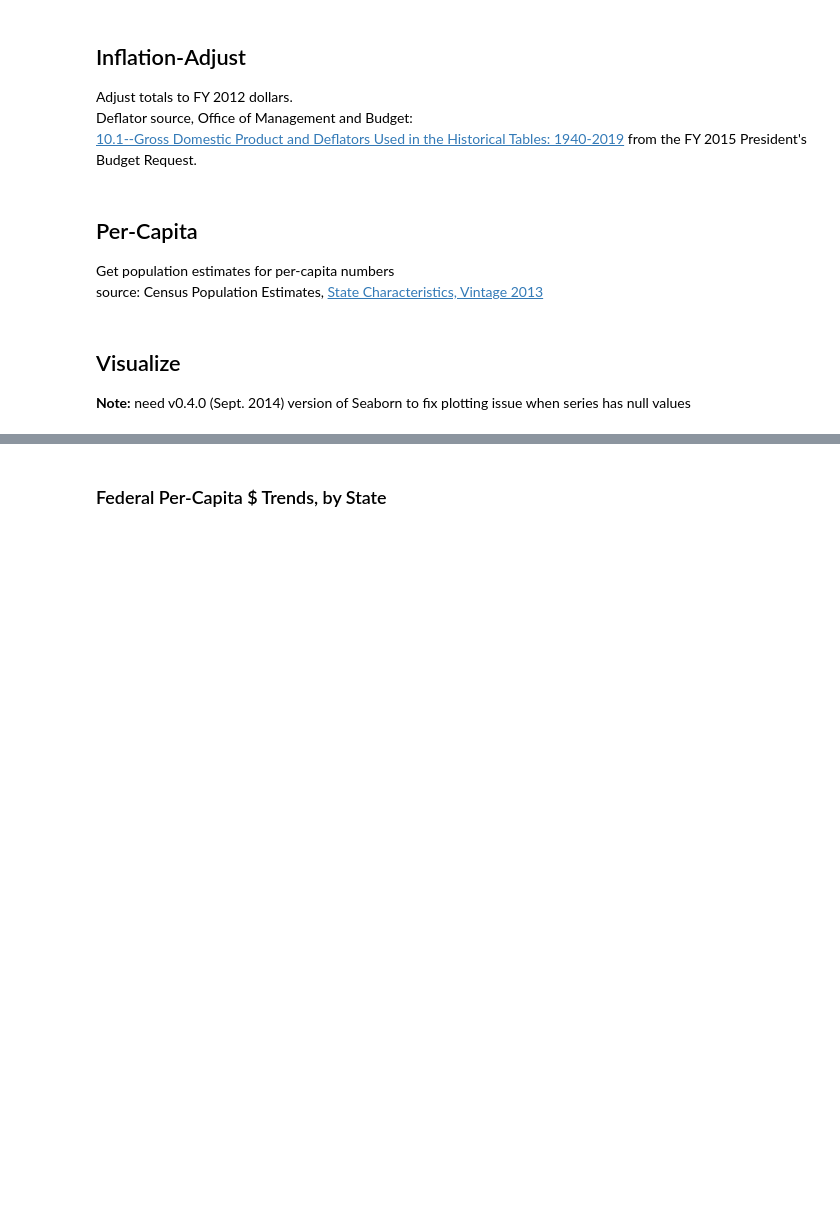
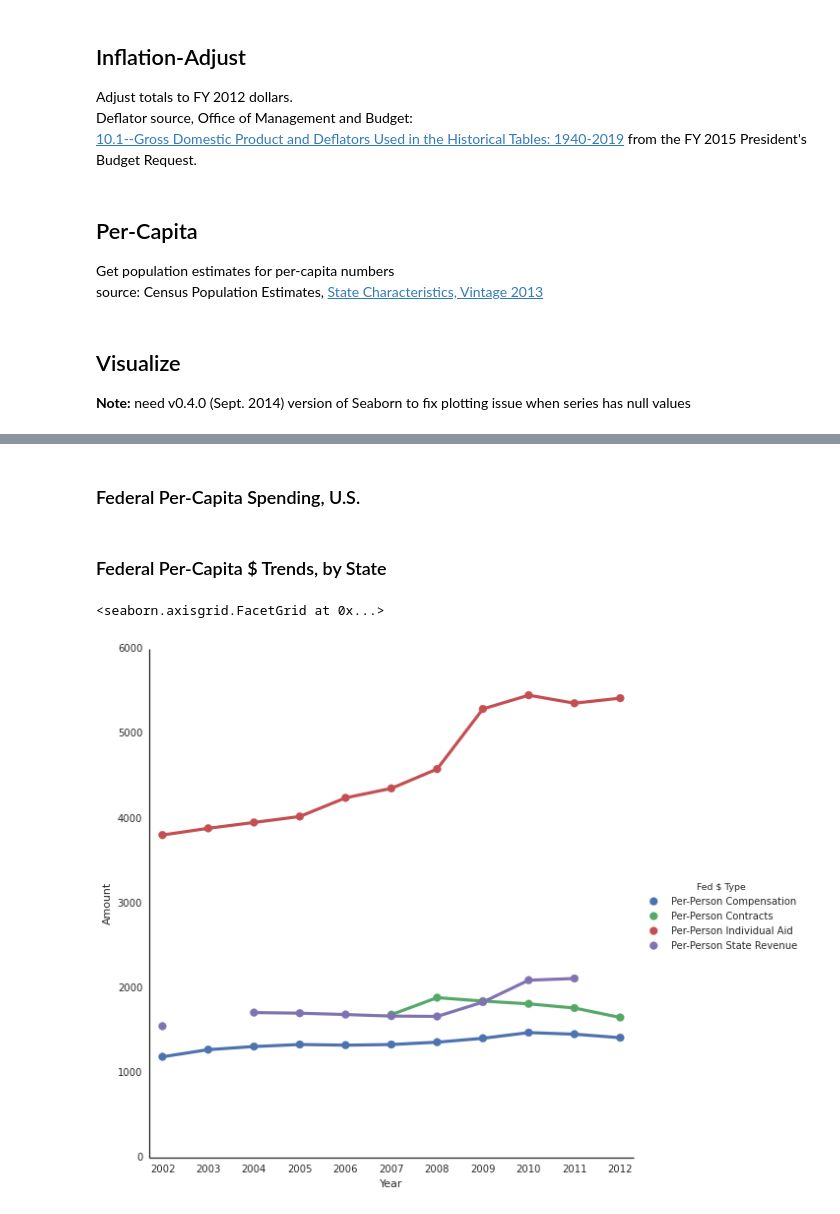
Before and after one commit to bsweger/nerdsummit, a Jupyter notebook: State Smart - Federal Funds in 50 States.ipynb, the cells around one changed output, grey strips where cells are left out. Saved outputs shown, nothing was run; the diff lists cells and outputs as text; code cells hidden in the pictures; blank space fills up the shorter version.

Commit message:
more charts

```diff
--- a/State Smart - Federal Funds in 50 States.ipynb
+++ b/State Smart - Federal Funds in 50 States.ipynb
@@ -223,13 +214,0 @@ year = [2007,2008,2009,2010,2011]
-# %%
-ma = all[all['state_abbr']=='MA']
-ma = ma[['year','fed_indv_receipt','fed_contracts','fed_rev','fed_comp', 'gdp_price_index']]
-#inflation adjust
-ma['fed_indv_receipt'] = ma['fed_indv_receipt']/ma['gdp_price_index']/1000000000
-ma['fed_contracts'] = ma['fed_contracts']/ma['gdp_price_index']/1000000000
-ma['fed_rev'] = ma['fed_rev']/ma['gdp_price_index']/1000000000
-ma['fed_comp'] = ma['fed_comp']/ma['gdp_price_index']/1000000000
-ma = ma[['year','fed_indv_receipt', 'fed_contracts', 'fed_rev', 'fed_comp']]
-ma = pd.melt(ma, ['year'], var_name='type', value_name='amount')
-
-sns.set_style("white")
-sns.factorplot('year', 'amount', 'type', ma, kind='point', palette="OrRd")
@@ -235,0 +250,22 @@ sns.factorplot('year', 'amount', 'type', ma, kind='point', palette="OrRd")
+# %%
+#tweak dataset format for Seaborn time series plotting
+viz2 = all
+viz2 = viz2[['state_abbr', 'year', 'fed_indv_receipt', 'fed_contracts', 'fed_comp', 'fed_rev', 'total', 'gdp_price_index', 'pop']]
+viz2['Individual Aid'] = viz2['fed_indv_receipt'] / viz2['gdp_price_index']
+viz2['Per-Person Individual Aid'] = viz2['Individual Aid'] / viz2['pop']
+viz2['Contracts'] = viz2['fed_contracts'] / viz2['gdp_price_index']
+viz2['Per-Person Contracts'] = viz2['Contracts'] / viz2['pop']
+viz2['State Revenue'] = viz2['fed_rev'] / viz2['gdp_price_index']
+viz2['Per-Person State Revenue'] = viz2['State Revenue'] / viz2['pop']
+viz2['Compensation'] = viz2['fed_comp'] / viz2['gdp_price_index']
+viz2['Per-Person Compensation'] = viz2['Compensation'] / viz2['pop']
+viz2['Total'] = viz2['total'] / viz2['gdp_price_index']
+viz2['Per-Person Total'] = viz2['Total'] / viz2['pop']
+viz2 = viz2.rename(columns = {'state_abbr' : 'State', 'year' : 'Year'})
+
+spendtype = viz2[['State', 'Year', 'Individual Aid','Contracts', 'State Revenue', 'Compensation']]
+spendtype = pd.melt(spendtype, id_vars=['State', 'Year'], var_name = 'Fed $ Type', value_name = 'Amount')
+
+spendtype_pc = viz2[['State', 'Year', 'Per-Person Individual Aid','Per-Person Contracts', 'Per-Person State Revenue', 'Per-Person Compensation']]
+spendtype_pc = pd.melt(spendtype_pc, id_vars=['State', 'Year'], var_name = 'Fed $ Type', value_name = 'Amount')
+spendtype_pc.head()
@@ -236,2 +279,12 @@ sns.factorplot('year', 'amount', 'type', ma, kind='point', palette="OrRd")
+# %% [markdown]
+### Federal Per-Capita Spending, U.S.
 # %% [markdown]
 ### Federal Per-Capita $ Trends, by State
+# %%
+sns.factorplot(
+    'Year', 'Amount', 'Fed $ Type',
+    spendtype_pc[spendtype_pc['State']=='US'],kind='point',size=8
+    )
+# %% [output]
+<seaborn.axisgrid.FacetGrid at 0x...>
+[figure, added]
```
Also changed, not shown: parts of 12 cells of this notebook.
